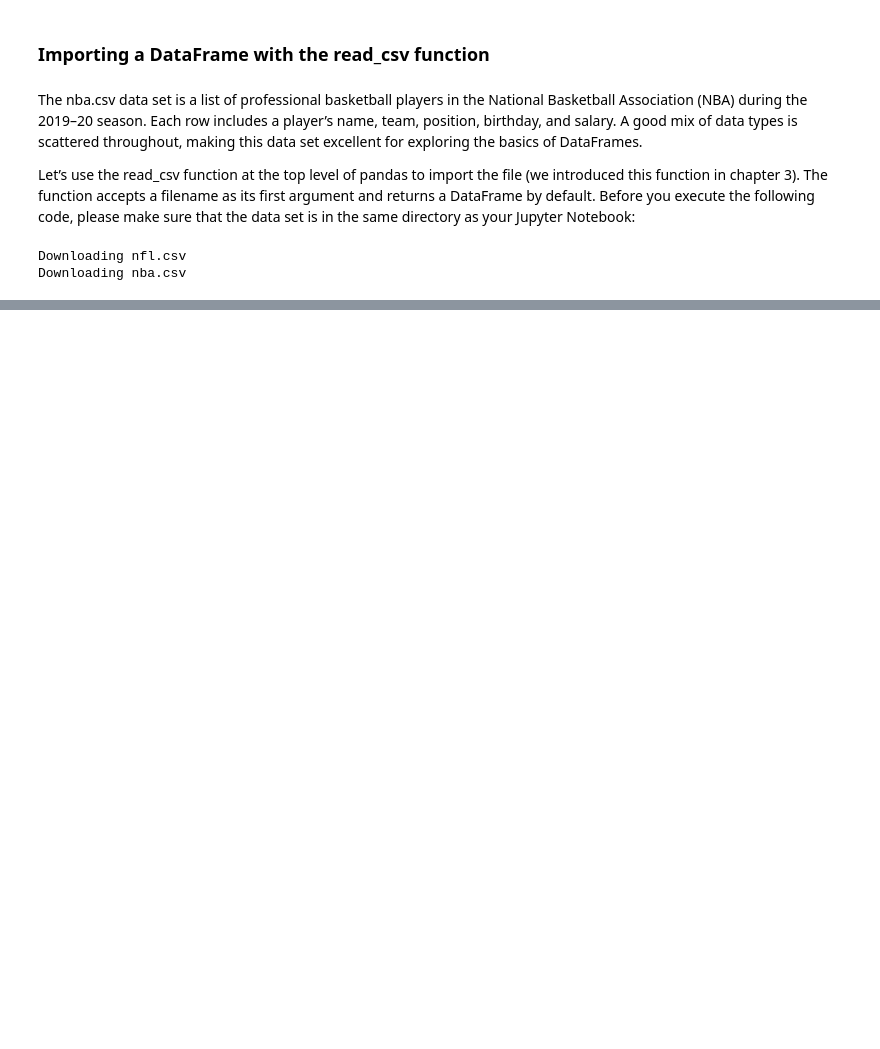
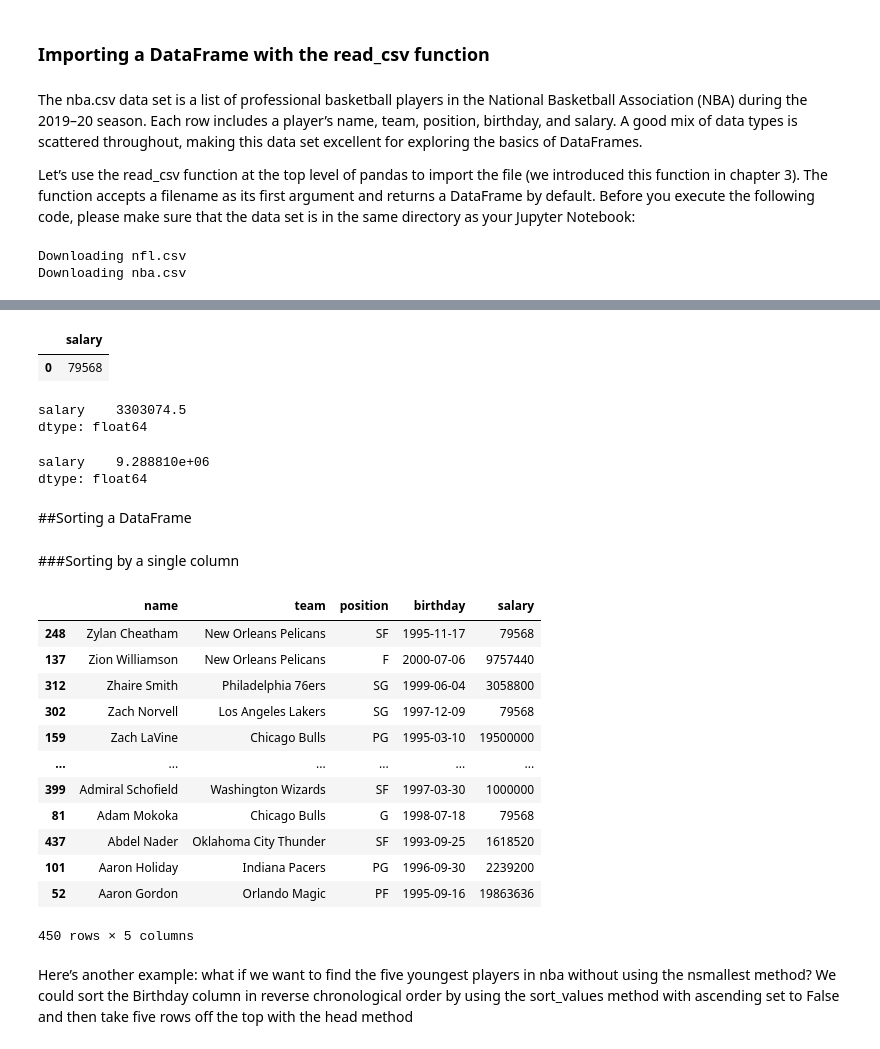
Before and after one commit to Sunday-Okey/Pandas_Lesson_Colab, a Jupyter notebook: DataFrame_Object.ipynb, the cells around one changed output, grey strips where cells are left out. Drawn from its saved outputs; the diff is of its cells as text; code cells hidden in the pictures; blank space fills up the shorter version.

```diff
--- a/DataFrame_Object.ipynb
+++ b/DataFrame_Object.ipynb
@@ -142,0 +145,3 @@ Downloading nba.csv
+# %%
+nba = pd.read_csv(datapath + 'nba.csv', parse_dates=['Birthday'])
+nba.info()
@@ -142,0 +172,3 @@ Downloading nba.csv
+# %%
+nba.columns = nba.columns.str.lower()
+nba.columns
@@ -142,0 +419,37 @@ Downloading nba.csv
+# %%
+nba.mode(numeric_only=True)
+# %% [output]
+|  | salary |
+| 0 | 79568 |
+# %%
+nba.median(numeric_only=True)
+# %% [output]
+salary    3303074.5
+dtype: float64
+# %%
+nba.std(numeric_only=True)
+# %% [output]
+salary    9.288810e+06
+dtype: float64
+# %% [markdown]
+##Sorting a DataFrame
+# %% [markdown]
+###Sorting by a single column
+# %%
+nba.sort_values(by='name', ascending=False)
+# %% [output]
+|  | name | team | position | birthday | salary |
+| 248 | Zylan Cheatham | New Orleans Pelicans | SF | 1995-11-17 | 79568 |
+| 137 | Zion Williamson | New Orleans Pelicans | F | 2000-07-06 | 9757440 |
+| 312 | Zhaire Smith | Philadelphia 76ers | SG | 1999-06-04 | 3058800 |
+| 302 | Zach Norvell | Los Angeles Lakers | SG | 1997-12-09 | 79568 |
+| 159 | Zach LaVine | Chicago Bulls | PG | 1995-03-10 | 19500000 |
+| ... | ... | ... | ... | ... | ... |
+| 399 | Admiral Schofield | Washington Wizards | SF | 1997-03-30 | 1000000 |
+| 81 | Adam Mokoka | Chicago Bulls | G | 1998-07-18 | 79568 |
+| 437 | Abdel Nader | Oklahoma City Thunder | SF | 1993-09-25 | 1618520 |
+| 101 | Aaron Holiday | Indiana Pacers | PG | 1996-09-30 | 2239200 |
+| 52 | Aaron Gordon | Orlando Magic | PF | 1995-09-16 | 19863636 |
+450 rows × 5 columns
+# %% [markdown]
+Here’s another example: what if we want to find the five youngest players in nba without using the nsmallest method? We could sort the Birthday column in reverse chronological order by using the sort_values method with ascending set to False and then take five rows off the top with the head method
```
Also changed, not shown: parts of 69 cells of this notebook.
